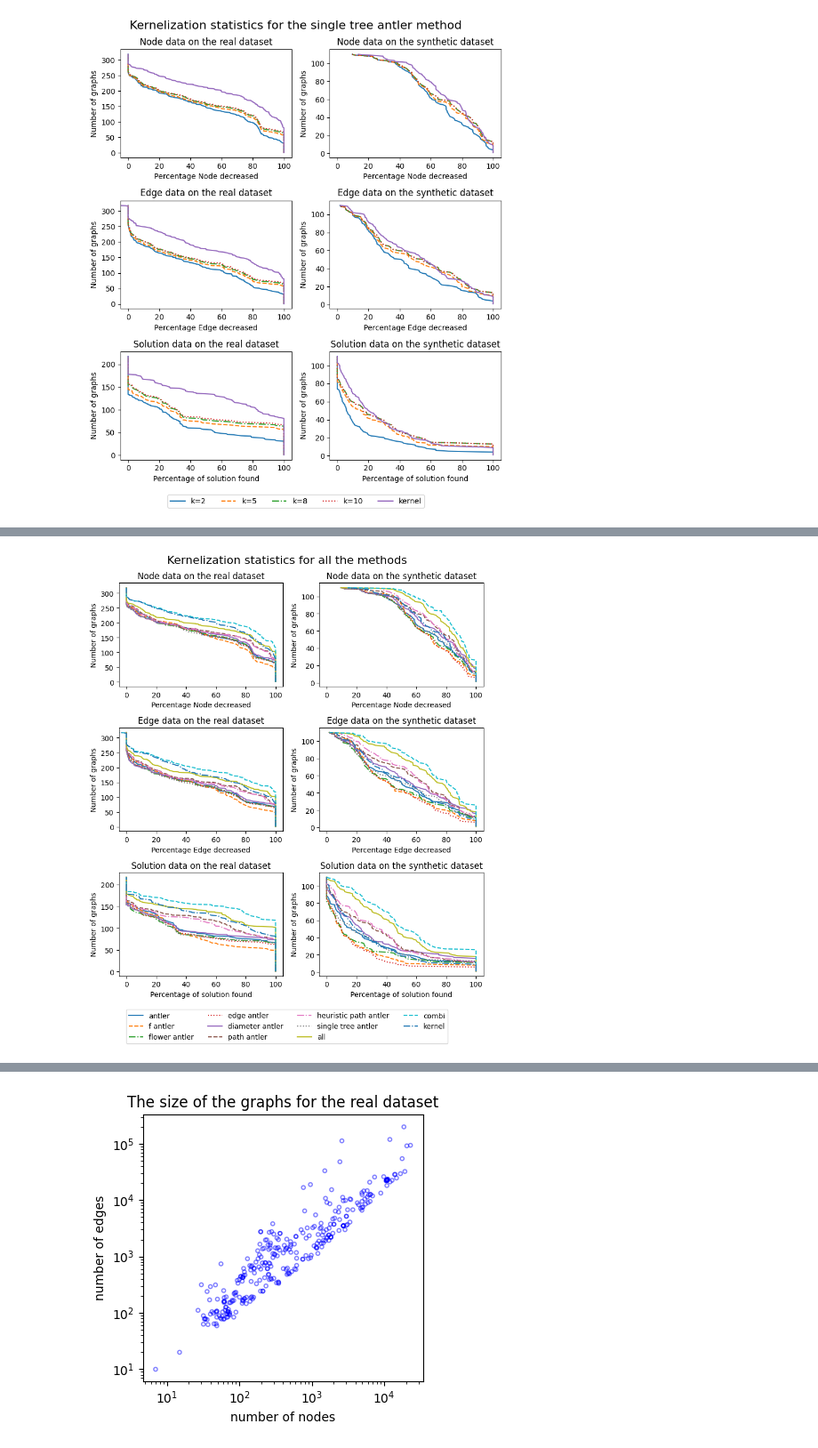
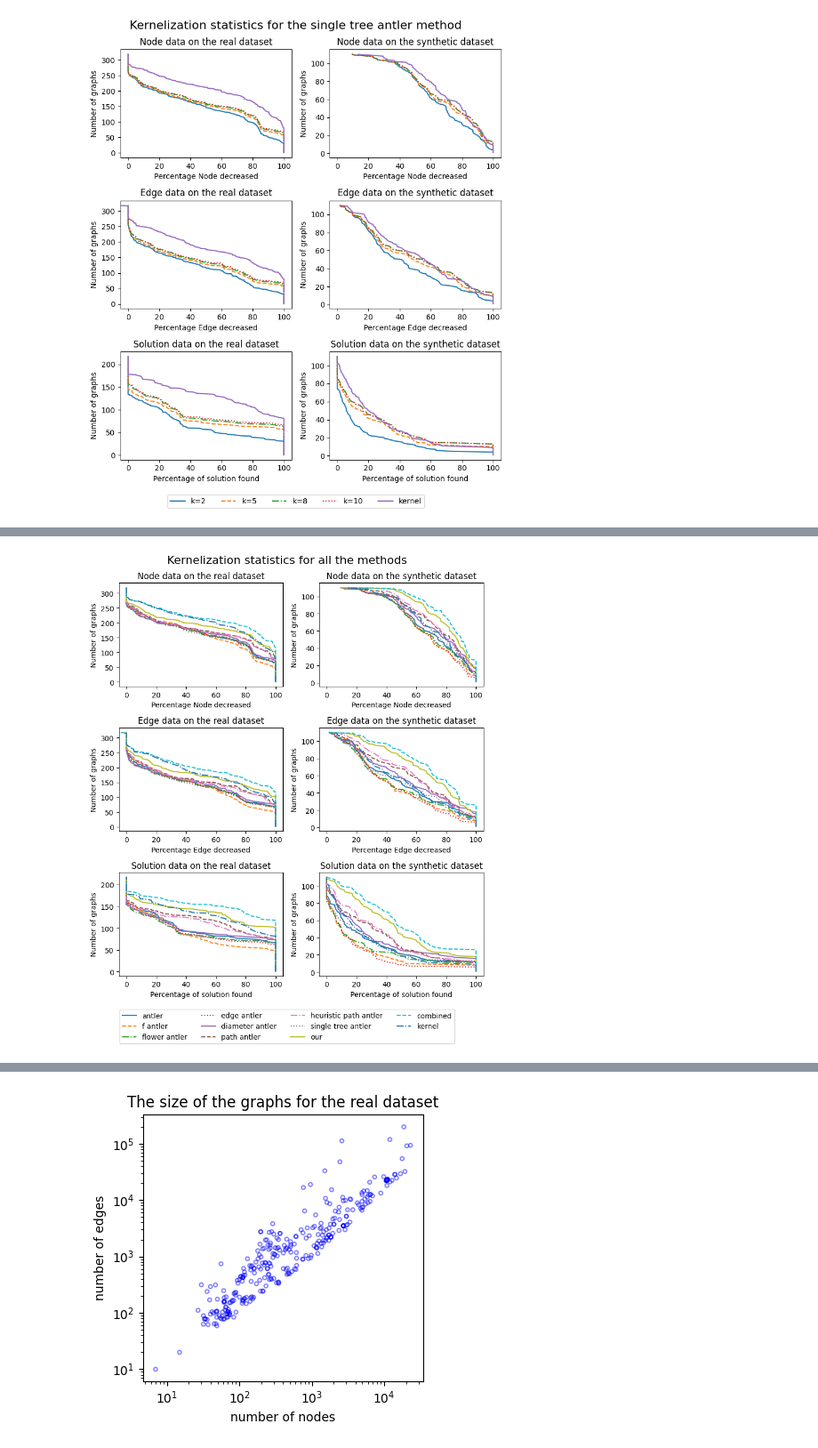
Before and after one commit to maarten17581/AntlerSolver, a Jupyter notebook: figures.ipynb, the cells around one changed output, grey strips where cells are left out. Shown at 89% size. Saved outputs shown, nothing was run; the diff lists cells and outputs as text; code cells hidden in the pictures.

```diff
--- a/figures.ipynb
+++ b/figures.ipynb
@@ -180,10 +180,10 @@ plotnmands(cols, names, 'the combi and all methods')
 # %%
 # make plots for all and combi
 cols = ['a4', 'ahF20', 'ahFlower20', 'ahEdge20', 'ahDiameter20', 'p20', 'ph40', 't10', 'all', 'combi', 'kernel']
-names = ['antler', 'f antler', 'flower antler', 'edge antler', 'diameter antler', 'path antler', 'heuristic path antler', 'single tree antler', 'all', 'combi', 'kernel']
+names = ['antler', 'f antler', 'flower antler', 'edge antler', 'diameter antler', 'path antler', 'heuristic path antler', 'single tree antler', 'our', 'combined', 'kernel']
 plotnmands(cols, names, 'all the methods', legend_cols=4)
 # %% [output]
-[figure, old version]
+[figure, new version]
 # %%
 # solve time plots
 df_real_solve_only = df_real_solve.dropna()
```
Also changed, not shown: parts of 4 cells of this notebook, 17 other files.
